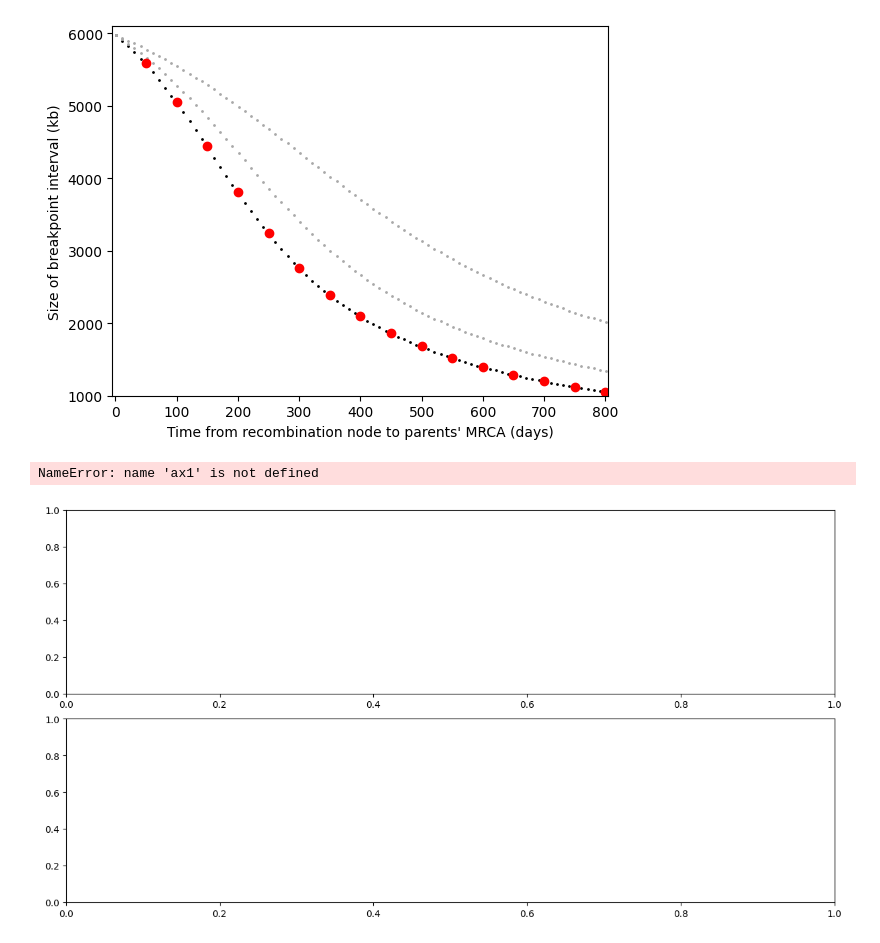
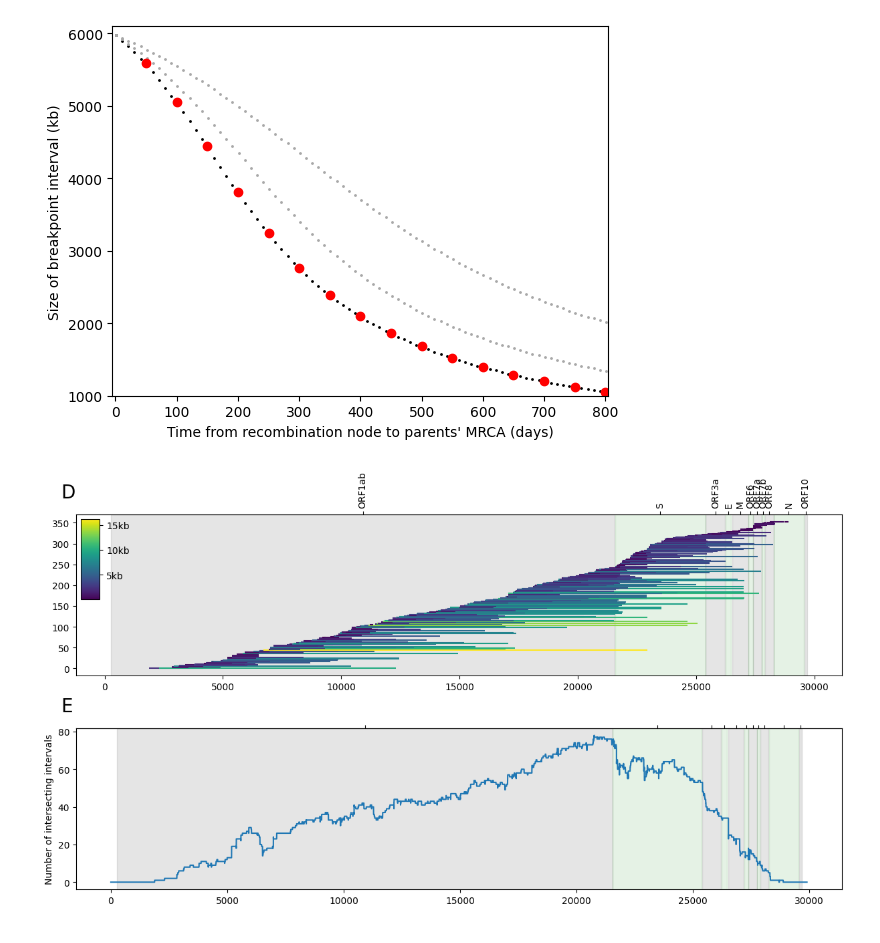
Before and after one commit to jeromekelleher/sc2ts-paper, a Jupyter notebook: notebooks/fig_recombinant_intervals.ipynb, the cells around one changed output. Saved outputs shown, nothing was run; the diff lists cells and outputs as text; code cells hidden in the pictures.

```diff
--- a/notebooks/fig_recombinant_intervals.ipynb
+++ b/notebooks/fig_recombinant_intervals.ipynb
@@ -189,9 +214,7 @@ def get_gene_coordinates():
         "ORF10": (29558, 29674),
     }
 # %%
-
-
-def plot_breakpoints(df, fig, ax1, ax2, xlim=None):
+def plot_breakpoints(df, fig, ax1, ax2, L, xlim=None):
     dfs = df.sort_values("interval_left")
     dfs["length"] = df.interval_right - df.interval_left
 
@@ -226,8 +249,6 @@ def plot_breakpoints(df, fig, ax1, ax2, xlim=None):
         format=mticker.FuncFormatter(lambda x, pos: f"{int(x/1000)}kb")
     )
 
-
-
     covers = np.zeros(L)
     for left, right in intervals:
         covers[left:right] += 1
@@ -257,17 +278,14 @@ def plot_breakpoints(df, fig, ax1, ax2, xlim=None):
         axs.set_xticks(mids, minor=False)
         axs.set_xticklabels(["" for _ in genes.keys()], rotation="vertical")
     axs.set_xticklabels(list(genes.keys()), rotation="vertical")
-
-fig = plt.figure(figsize=(12, 9), constrained_layout=True)
-gs = fig.add_gridspec(nrows=3, ncols=3, wspace=0.05)
-ax3 = fig.add_subplot(gs[0, :])
-ax4 = fig.add_subplot(gs[1, :])
-
-ax1.text(x=-0.02, y=1.1, s="D", size=20, transform=ax1.transAxes)
-ax2.text(x=-0.02, y=1.1, s="E", size=20, transform=ax2.transAxes)
-
-plot_breakpoints(df_hq, fig, ax3, ax4)
-# %% [output]
-NameError: name 'ax1' is not defined
-[figure, removed]
+# %%
+fig = plt.figure(figsize=(12, 9), constrained_layout=True)
+gs = fig.add_gridspec(nrows=3, ncols=3, wspace=0.05)
+ax3 = fig.add_subplot(gs[0, :])
+ax4 = fig.add_subplot(gs[1, :])
+ax3.text(x=-0.02, y=1.1, s="D", size=20, transform=ax3.transAxes)
+ax4.text(x=-0.02, y=1.1, s="E", size=20, transform=ax4.transAxes)
+plot_breakpoints(df_hq, fig, ax3, ax4, L=29904)
+# %% [output]
+[figure, added]
 # %%
```
Also changed, not shown: parts of 6 cells of this notebook, 1 other file.
